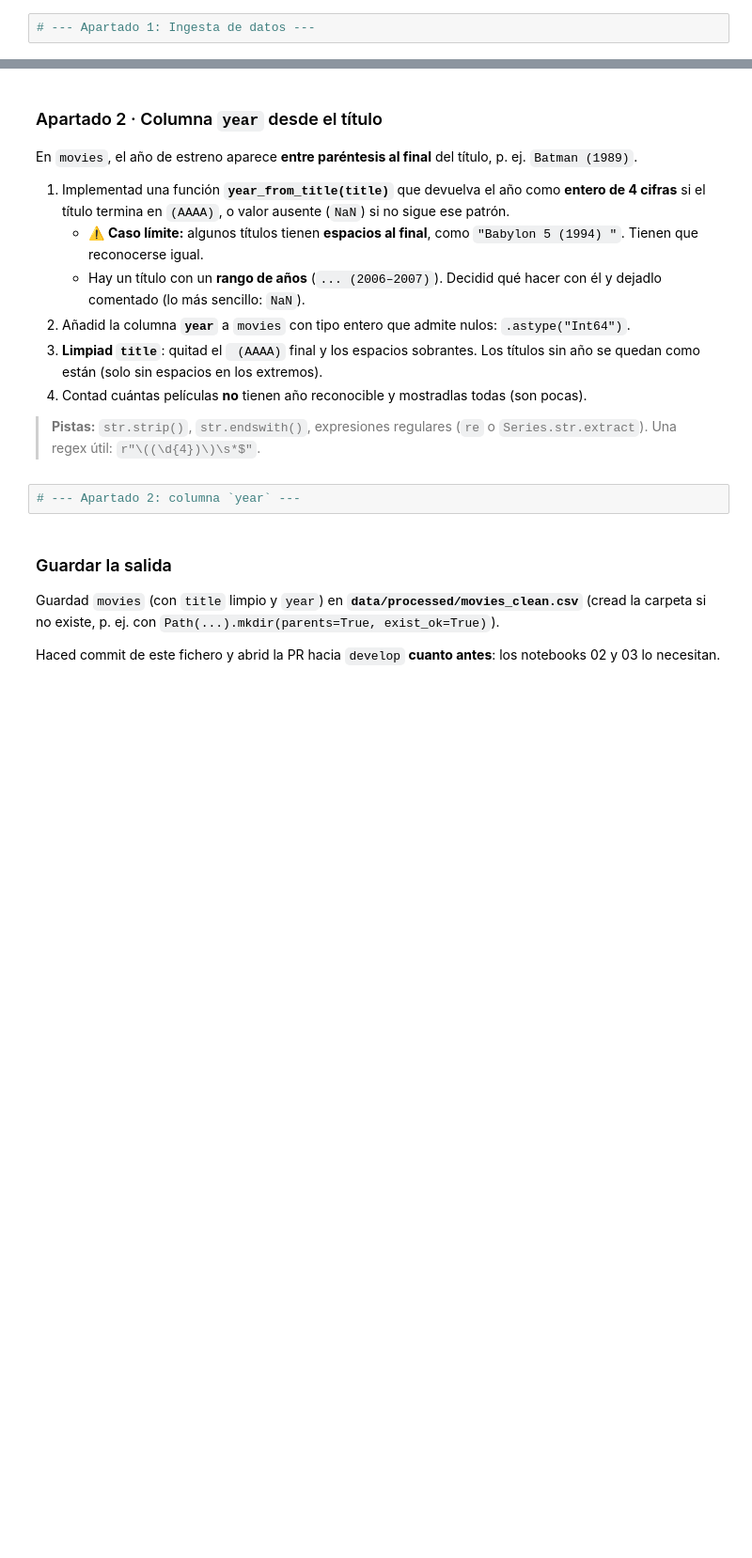
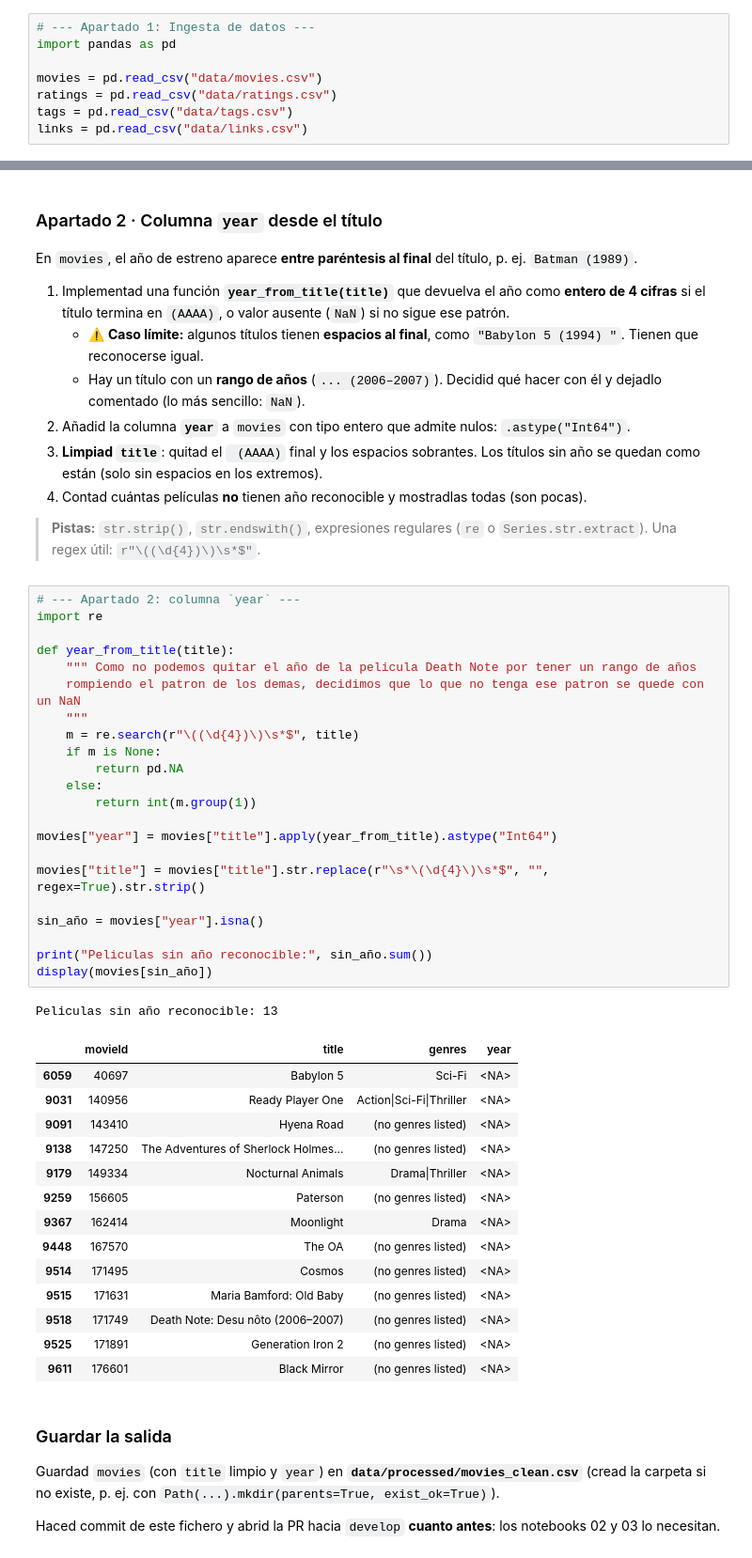
Before and after one commit to tarquistwr-hash/tc-catalogo-peliculas, a Jupyter notebook: 01_ingesta_limpieza.ipynb, the cells around one changed output, grey strips where cells are left out. Shown at 94% size. Saved outputs shown, nothing was run; the diff lists cells and outputs as text; blank space fills up the shorter version.

Commit message:
feat: limpieza de title, columna year y movies_clean.csv

```diff
--- a/01_ingesta_limpieza.ipynb
+++ b/01_ingesta_limpieza.ipynb
@@ -23,3 +23,9 @@ Cargáis los cuatro CSV, los inspeccionáis y creáis la columna `year` a partir
 > **Pista:** `imdbId` tiene ceros a la izquierda (`0114709`) que Pandas elimina al leerlo como número. No lo necesitáis en este reto, pero si quisierais construir URLs de IMDb tendríais que leerlo con `dtype={"imdbId": str}`.
 # %%
 # --- Apartado 1: Ingesta de datos ---
+import pandas as pd
+
+movies = pd.read_csv("data/movies.csv")
+ratings = pd.read_csv("data/ratings.csv")
+tags = pd.read_csv("data/tags.csv")
+links = pd.read_csv("data/links.csv")
@@ -38,6 +121,42 @@ En `movies`, el año de estreno aparece **entre paréntesis al final** del títu
 > **Pistas:** `str.strip()`, `str.endswith()`, expresiones regulares (`re` o `Series.str.extract`). Una regex útil: `r"\((\d{4})\)\s*$"`.
 # %%
 # --- Apartado 2: columna `year` ---
+import re
+
+def year_from_title(title):
+    """ Como no podemos quitar el año de la pelicula Death Note por tener un rango de años
+    rompiendo el patron de los demas, decidimos que lo que no tenga ese patron se quede con un NaN
+    """
+    m = re.search(r"\((\d{4})\)\s*$", title)
+    if m is None:
+        return pd.NA
+    else:
+        return int(m.group(1))
+
+movies["year"] = movies["title"].apply(year_from_title).astype("Int64")
+
+movies["title"] = movies["title"].str.replace(r"\s*\(\d{4}\)\s*$", "", regex=True).str.strip()
+
+sin_año = movies["year"].isna()
+
+print("Peliculas sin año reconocible:", sin_año.sum())
+display(movies[sin_año])
+# %% [output]
+Peliculas sin año reconocible: 13
+|  | movieId | title | genres | year |
+| 6059 | 40697 | Babylon 5 | Sci-Fi | <NA> |
+| 9031 | 140956 | Ready Player One | Action|Sci-Fi|Thriller | <NA> |
+| 9091 | 143410 | Hyena Road | (no genres listed) | <NA> |
+| 9138 | 147250 | The Adventures of Sherlock Holmes... | (no genres listed) | <NA> |
+| 9179 | 149334 | Nocturnal Animals | Drama|Thriller | <NA> |
+| 9259 | 156605 | Paterson | (no genres listed) | <NA> |
+| 9367 | 162414 | Moonlight | Drama | <NA> |
+| 9448 | 167570 | The OA | (no genres listed) | <NA> |
+| 9514 | 171495 | Cosmos | (no genres listed) | <NA> |
+| 9515 | 171631 | Maria Bamford: Old Baby | (no genres listed) | <NA> |
+| 9518 | 171749 | Death Note: Desu nôto (2006–2007) | (no genres listed) | <NA> |
+| 9525 | 171891 | Generation Iron 2 | (no genres listed) | <NA> |
+| 9611 | 176601 | Black Mirror | (no genres listed) | <NA> |
 # %% [markdown]
 ### Guardar la salida
 
```
Also changed, not shown: parts of 4 cells of this notebook, 1 other file.
